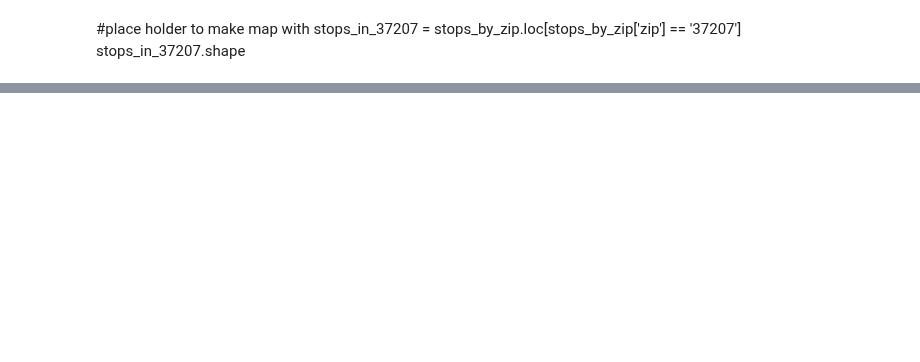
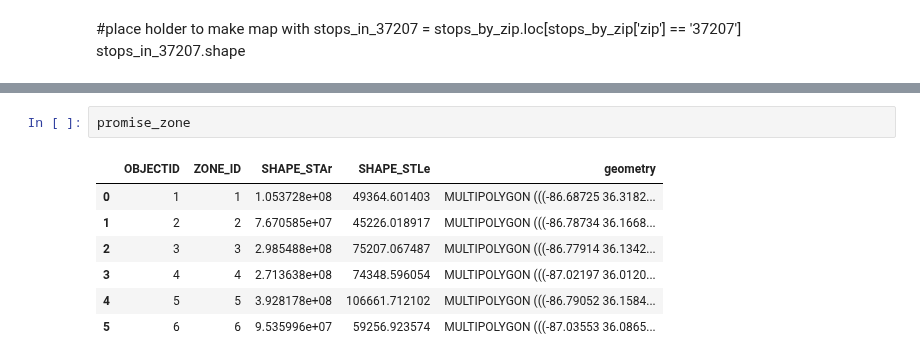
Before and after one commit to Quezadajl/nashville-scooters-project, a Jupyter notebook: notebooks/july_scooter.ipynb, the cells around one changed output, grey strips where cells are left out. Cells and saved outputs as stored; diff of their text form; blank space fills up the shorter version.

```diff
--- a/notebooks/july_scooter.ipynb
+++ b/notebooks/july_scooter.ipynb
@@ -254,0 +245,10 @@ promise_zone_zip
+# %%
+promise_zone
+# %% [output]
+|  | OBJECTID | ZONE_ID | SHAPE_STAr | SHAPE_STLe | geometry |
+| 0 | 1 | 1 | 1.053728e+08 | 49364.601403 | MULTIPOLYGON (((-86.68725 36.3182... |
+| 1 | 2 | 2 | 7.670585e+07 | 45226.018917 | MULTIPOLYGON (((-86.78734 36.1668... |
+| 2 | 3 | 3 | 2.985488e+08 | 75207.067487 | MULTIPOLYGON (((-86.77914 36.1342... |
+| 3 | 4 | 4 | 2.713638e+08 | 74348.596054 | MULTIPOLYGON (((-87.02197 36.0120... |
+| 4 | 5 | 5 | 3.928178e+08 | 106661.712102 | MULTIPOLYGON (((-86.79052 36.1584... |
+| 5 | 6 | 6 | 9.535996e+07 | 59256.923574 | MULTIPOLYGON (((-87.03553 36.0865... |
```
Also changed, not shown: parts of 22 cells of this notebook.
